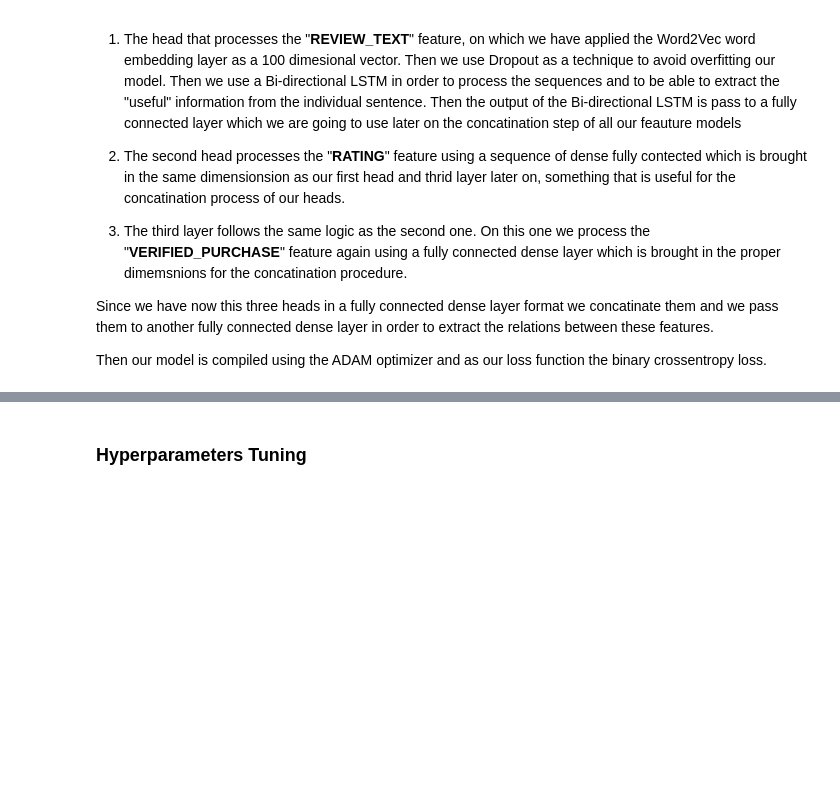
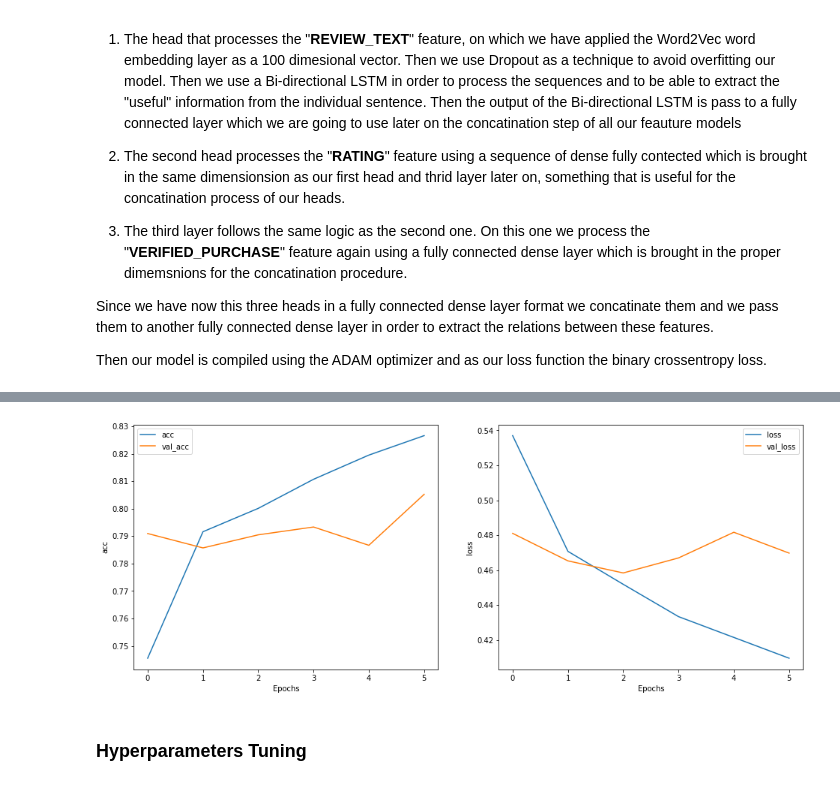
Before and after one commit to canberkanar/Natural-Language-Processing, a Jupyter notebook: Word2vec/Word2Vec_fake_review_detection.ipynb, the cells around one changed output, grey strips where cells are left out. Saved outputs shown, nothing was run; the diff lists cells and outputs as text; code cells hidden in the pictures; blank space fills up the shorter version.

```diff
--- a/Word2vec/Word2Vec_fake_review_detection.ipynb
+++ b/Word2vec/Word2Vec_fake_review_detection.ipynb
@@ -51,7 +62,7 @@ print("GPU is", "available" if tf.config.list_physical_devices('GPU') else "NOT
 #Dataset import and features selection
 # %%
 #Check if the dataset is pre-downloaded in our working directory, otherwise we download it using the url location where is available
-if not os.path.isfile('gdrive/MyDrive/datasets/amazon_reviews.txt'):
+if not os.path.isfile('amazon_reviews.txt'):
     url = 'https://drive.google.com/uc?id=1-LYI_s6oZ0OTe3I0vFYRYIBVhjFswReY&export=download'
     print('Downloading DB to train')
     wget.download(url)
@@ -61,5 +72,5 @@ else:
    print("The dataset is already downloaded")
 #The dataset is a tab seperated csv file therefore we define delimiter as delimiter = '/t'.
 #We set index_col = False since we want to discard the entries with missing columns
-df = pd.read_csv('gdrive/MyDrive/datasets/amazon_reviews.txt', error_bad_lines=False, delimiter="\t")
+df = pd.read_csv('amazon_reviews.txt', error_bad_lines=False, delimiter="\t")
 df.head()
@@ -83 +109,5 @@ In that step with pre-process our data in order to bring them in a format that i
+# %%
+# Changing the categorical values from "label_1" and "label_0" to 0 and 1
+df['LABEL'] = pd.Categorical(df['LABEL'])
+df['LABEL'] = df['LABEL'].cat.codes
 # %%
@@ -275,9 +361,11 @@ history = model.fit([X_train_padded,train_rating,train_pursh], train_target, bat
 # %%
 plt.figure(figsize=(16, 6))
 plt.subplot(1, 2, 1)
-plot_graphs(history, 'accuracy')
+plot_graphs(history, 'acc')
 plt.subplot(1, 2, 2)
 plot_graphs(history, 'loss')
+# %% [output]
+[figure, added]
 # %% [markdown]
 ### Hyperparameters Tuning
 # %% [markdown]
```
Also changed, not shown: parts of 38 cells of this notebook.
